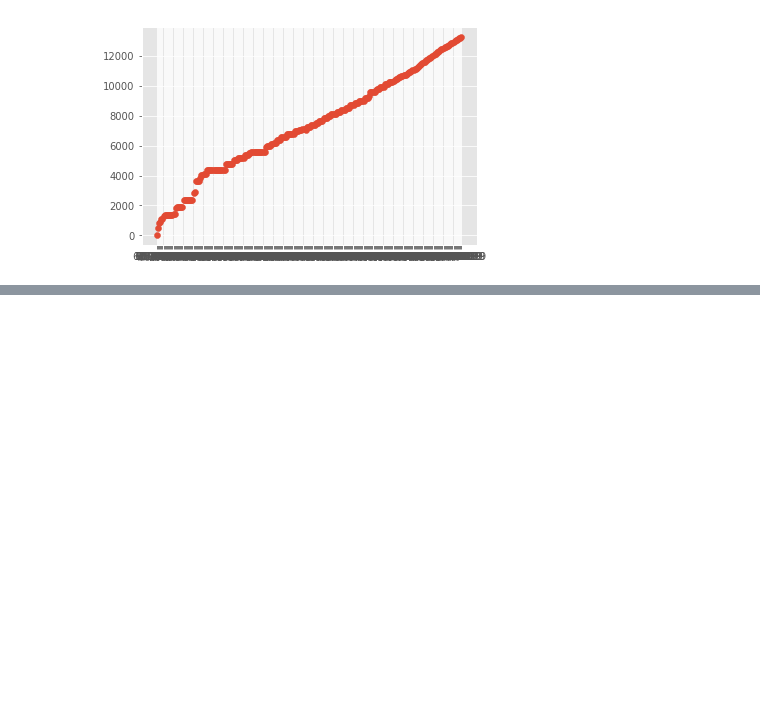
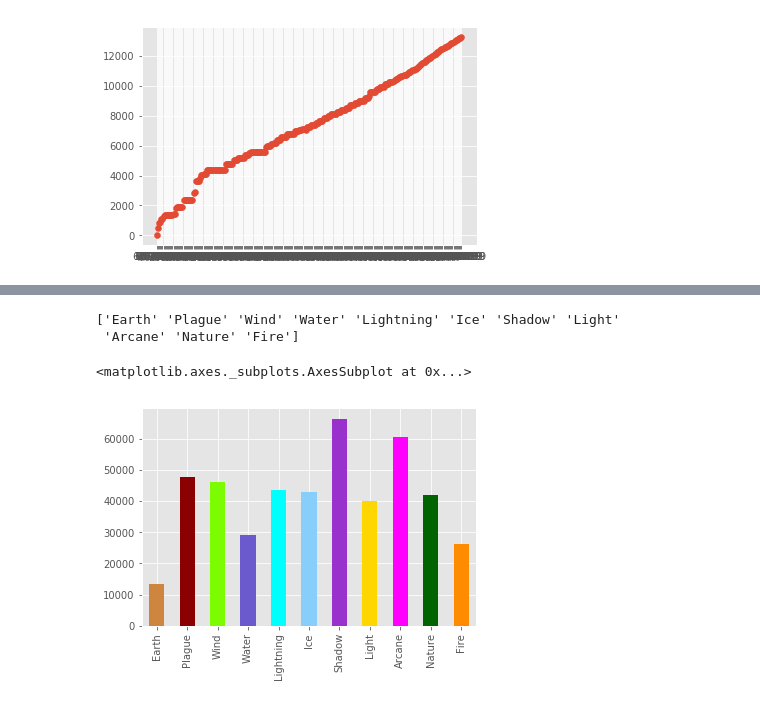
Before and after one commit to voetberg/FlightRising_Stats, a Jupyter notebook: Dom_Population.ipynb, the cells around one changed output, grey strips where cells are left out. Drawn from its saved outputs; the diff is of its cells as text; code cells hidden in the pictures; blank space fills up the shorter version.

```diff
--- a/Dom_Population.ipynb
+++ b/Dom_Population.ipynb
@@ -33,0 +34,13 @@ current_pop.plot.bar() ##Need to set to flight colors
+# %%
+##Alright let's make some plots that actually look good
+color_lst = ['peru','darkred','lawngreen','slateblue','cyan','lightskyblue',\
+            'darkorchid','gold','magenta','darkgreen','darkorange']
+flight_lst = flight_pop.iloc[:,1:12].columns.values
+# %% [output]
+['Earth' 'Plague' 'Wind' 'Water' 'Lightning' 'Ice' 'Shadow' 'Light'
+ 'Arcane' 'Nature' 'Fire']
+# %%
+current_pop.plot.bar(stacked=True, color=color_lst)
+# %% [output]
+<matplotlib.axes._subplots.AxesSubplot at 0x...>
+[figure, added]
```
Also changed, not shown: parts of 4 cells of this notebook.
